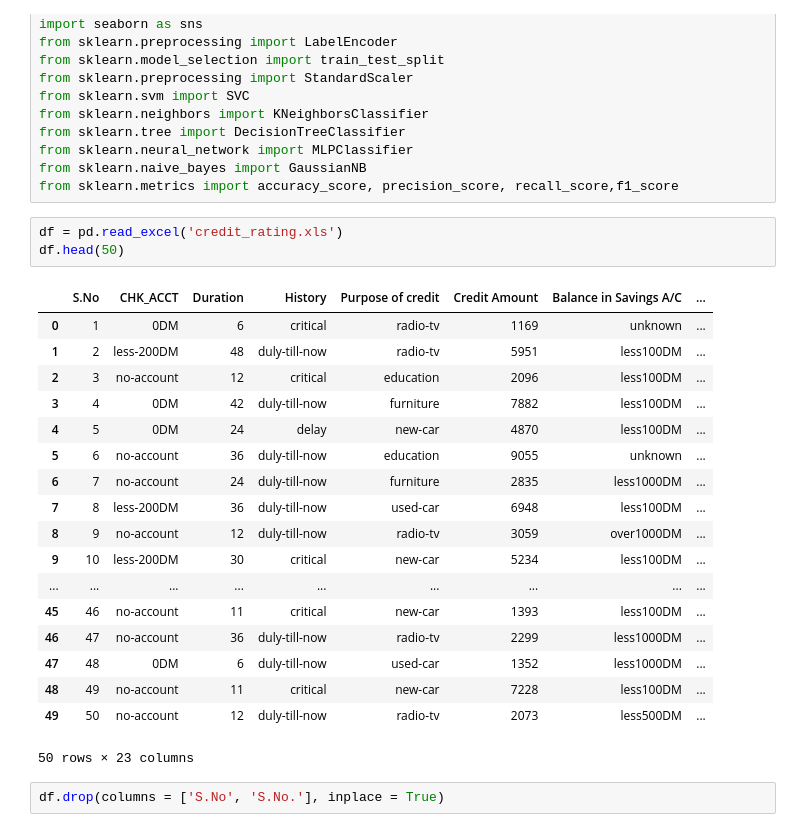
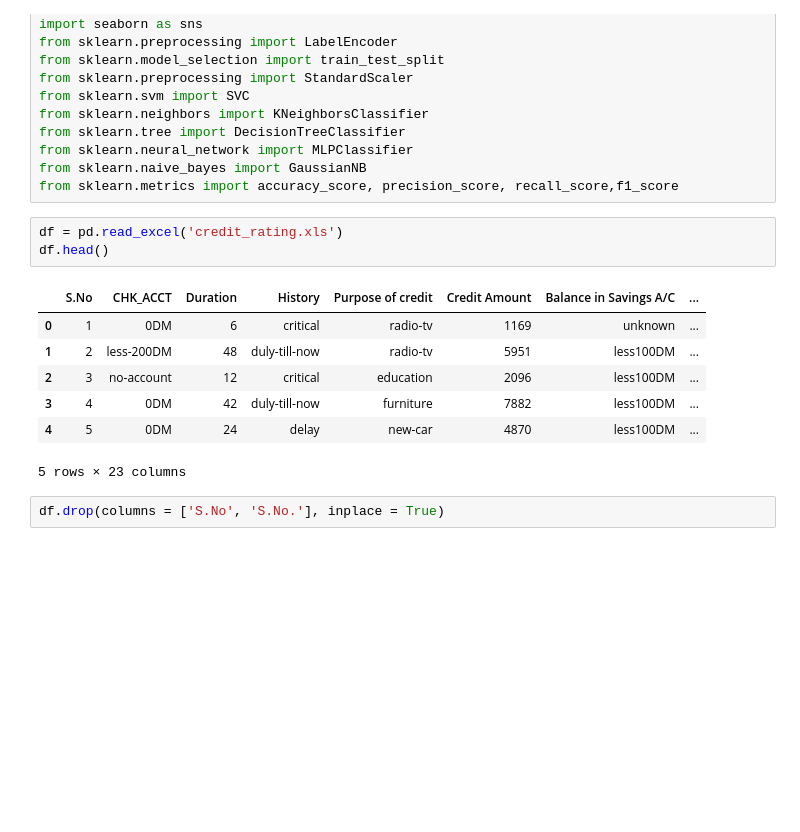
Before and after one commit to RohitSingh055/Credit-Rating, a Jupyter notebook: Credit_Rating.ipynb, the cells around one changed output. Cells and saved outputs as stored; diff of their text form; blank space fills up the shorter version.

```diff
--- a/Credit_Rating.ipynb
+++ b/Credit_Rating.ipynb
@@ -19,26 +19,15 @@ from sklearn.naive_bayes import GaussianNB
 from sklearn.metrics import accuracy_score, precision_score, recall_score,f1_score
 # %%
 df = pd.read_excel('credit_rating.xls')
-df.head(50)
+df.head()
 # %% [output]
 |  | S.No | CHK_ACCT | Duration | History | Purpose of credit | Credit Amount | Balance in Savings A/C | ... |
 | 0 | 1 | 0DM | 6 | critical | radio-tv | 1169 | unknown | ... |
 | 1 | 2 | less-200DM | 48 | duly-till-now | radio-tv | 5951 | less100DM | ... |
 | 2 | 3 | no-account | 12 | critical | education | 2096 | less100DM | ... |
 | 3 | 4 | 0DM | 42 | duly-till-now | furniture | 7882 | less100DM | ... |
 | 4 | 5 | 0DM | 24 | delay | new-car | 4870 | less100DM | ... |
-| 5 | 6 | no-account | 36 | duly-till-now | education | 9055 | unknown | ... |
-| 6 | 7 | no-account | 24 | duly-till-now | furniture | 2835 | less1000DM | ... |
-| 7 | 8 | less-200DM | 36 | duly-till-now | used-car | 6948 | less100DM | ... |
-| 8 | 9 | no-account | 12 | duly-till-now | radio-tv | 3059 | over1000DM | ... |
-| 9 | 10 | less-200DM | 30 | critical | new-car | 5234 | less100DM | ... |
-| ... | ... | ... | ... | ... | ... | ... | ... | ... |
-| 45 | 46 | no-account | 11 | critical | new-car | 1393 | less100DM | ... |
-| 46 | 47 | no-account | 36 | duly-till-now | radio-tv | 2299 | less1000DM | ... |
-| 47 | 48 | 0DM | 6 | duly-till-now | used-car | 1352 | less1000DM | ... |
-| 48 | 49 | no-account | 11 | critical | new-car | 7228 | less100DM | ... |
-| 49 | 50 | no-account | 12 | duly-till-now | radio-tv | 2073 | less500DM | ... |
-50 rows × 23 columns
+5 rows × 23 columns
 # %%
 df.drop(columns = ['S.No', 'S.No.'], inplace = True)
 # %%
```
Also changed, not shown: parts of 1 cell of this notebook, 2 other files.
